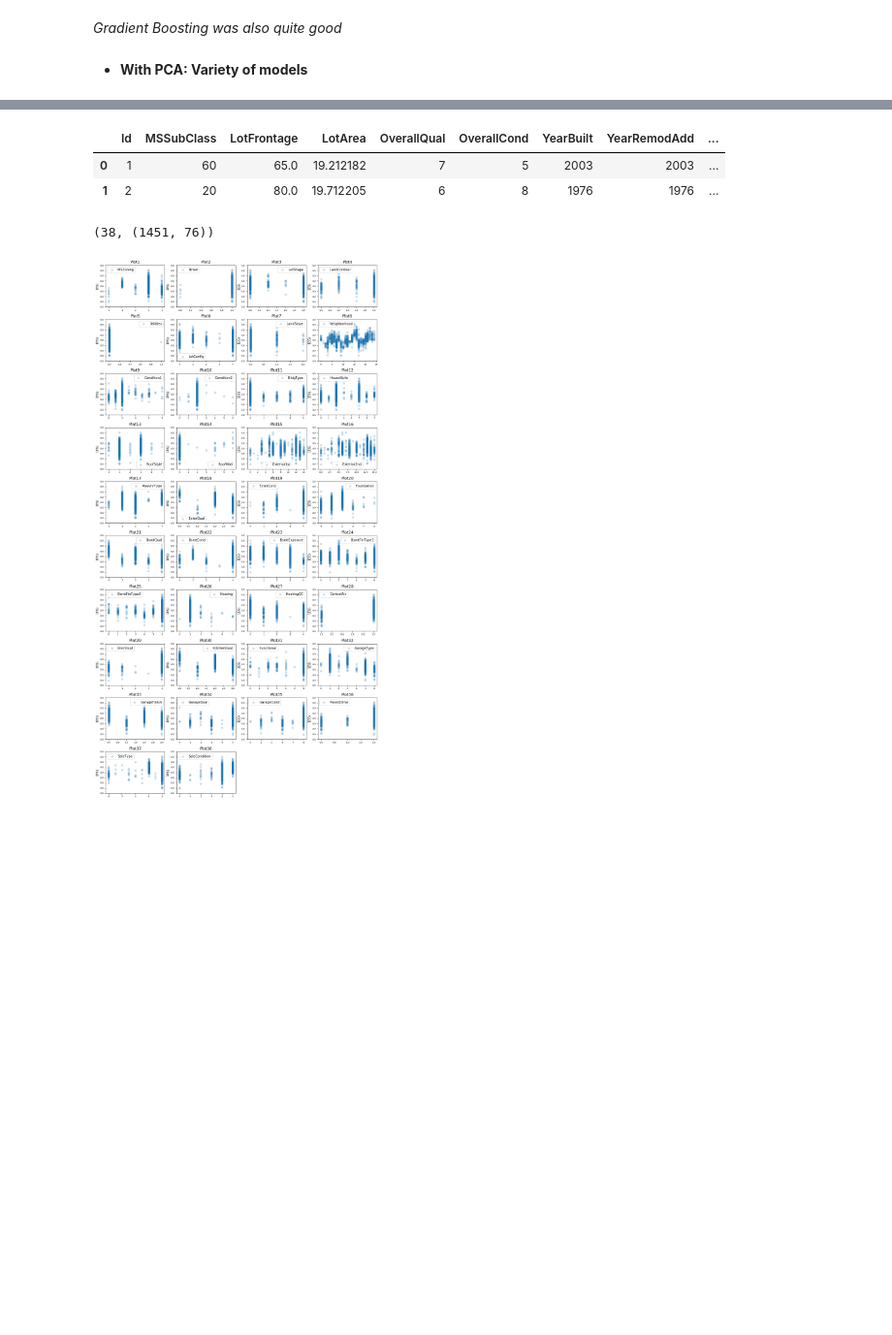
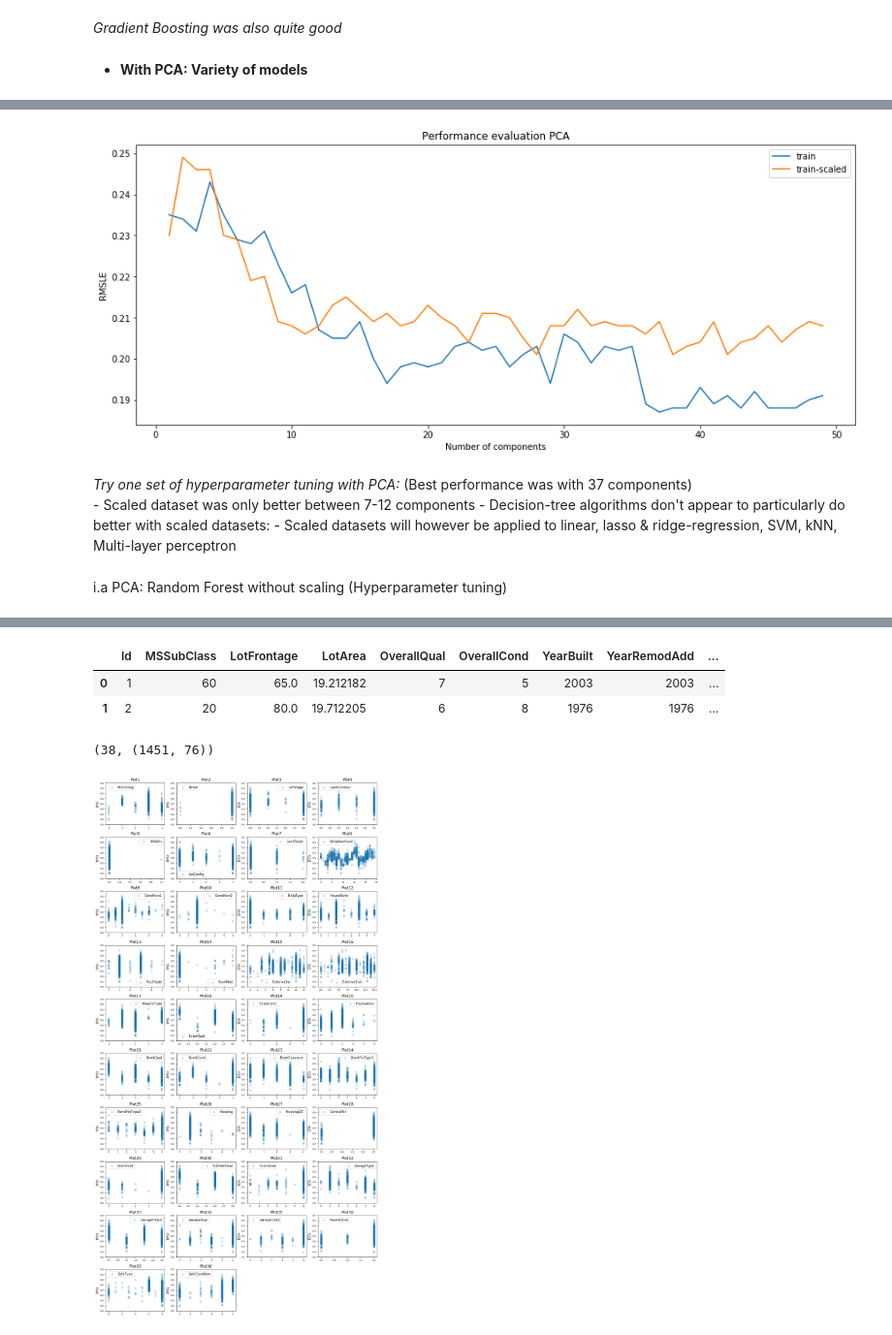
Before and after one commit to j-greggazz/Kaggle, a Jupyter notebook: House_Prices_Regression/notebooks/House_Prices_Regression.ipynb, the cells around one changed output, grey strips where cells are left out. Shown at 97% size. Saved outputs shown, nothing was run; the diff lists cells and outputs as text; code cells hidden in the pictures; blank space fills up the shorter version.

Commit message:
updated house prices

```diff
--- a/House_Prices_Regression/notebooks/House_Prices_Regression.ipynb
+++ b/House_Prices_Regression/notebooks/House_Prices_Regression.ipynb
@@ -842,8 +969,0 @@ iv.c. Gradient Boosting Regressor without & with scaling (Evaluation)
-# %%
-# Use best feature combinations and trial
-df_ = train_num.copy()
-gbModel = GradientBoostingRegressor(min_impurity_decrease = bestGB_scaled[0], learning_rate = bestGB_scaled[1], max_depth = bestGB_scaled[2], n_estimators = bestGB_scaled[3])
-newVal = testModel(df = df_, n_splits = 10, model = gbModel)
-df_ = train_num_scaled.dropna().copy()
-gbModel = GradientBoostingRegressor(min_impurity_decrease = bestGB_unscaled[0], learning_rate = bestGB_unscaled[1], max_depth = bestGB_unscaled[2], n_estimators = bestGB_unscaled[3])
-newVal = testModel(df = df_, n_splits = 10, model = gbModel)
@@ -856,11 +973,9 @@ RMSLE Value For Kf_i:  0.39, 0.38, 0.36, 0.44, 0.42, 0.42, 0.39, 0.38, 0.38, 0.4
 - **With PCA: Variety of models**
 # %%
 def convertToPCA(df, nComponents):
-    X = df.drop(['SalePrice'], axis = 1).values
     pca = PCA(n_components=nComponents)
-    pca.fit(X)
-    pcaX = pca.transform(X)
     pcaColList = [("PC" + str(x)) for x in range(nComponents)]
+    pcaX = pca.fit_transform(df[df.columns[:-1]])
     df_PCA = pd.DataFrame(pcaX, columns=pcaColList)
-    df_PCA['SalePrice'] = df.SalePrice
+    df_PCA['SalePrice'] = df.SalePrice.values
     return df_PCA
@@ -866,0 +984,4 @@ def convertToPCA(df, nComponents):
+# %%
+df_PCA_num = convertToPCA(train_num, nComponents)
+print(df_PCA_num.SalePrice.isna().sum())
+df_PCA_num.shape
@@ -866,0 +991,16 @@ def convertToPCA(df, nComponents):
+# %%
+result = []
+scaled_result = []
+for nComponents in range(1, 50):
+    print("{} = {}".format('number of Components: ', nComponents))
+    df_PCA_num = convertToPCA(train_num, nComponents)
+    df_PCA_num_scaled = convertToPCA(train_num_scaled, nComponents)
+
+    # Presaved LGBMRegressor max_params:
+    max_params['params'] = {'gamma': 0.0678702096992233, 'learning_rate': 0.7431734584734991, 'max_depth': 10, 'n_estimators': 52}
+    lgbmMod = LGBMRegressor(**max_params['params'])
+    newVal = testModel(df = df_PCA_num, n_splits = 10, model = lgbmMod, returnVal = True)
+    result.append(newVal)
+    lgbmMod = LGBMRegressor(**max_params['params'])
+    newVal = testModel(df = df_PCA_num_scaled, n_splits = 10, model = lgbmMod, returnVal = True)
+    scaled_result.append(newVal)
@@ -866,0 +1025,15 @@ def convertToPCA(df, nComponents):
+# %%
+f, axs = plt.subplots(1, 1, figsize=(15,6))
+axs.plot(range(1, len(result)+1), result, label = 'train')
+axs.plot(range(1, len(scaled_result)+1), scaled_result, label = 'train-scaled')
+plt.legend()
+_ = axs.set(xlabel="Number of components", ylabel='RMSLE', title='Performance evaluation PCA')
+# %% [output]
+[figure, added]
+# %% [markdown]
+*Try one set of hyperparameter tuning with PCA:* (Best performance was with 37 components) <br>
+        - Scaled dataset was only better between 7-12 components
+        - Decision-tree algorithms don't appear to particularly do better with scaled datasets:
+        - Scaled datasets will however be applied to linear, lasso & ridge-regression, SVM, kNN, Multi-layer perceptron
+# %% [markdown]
+i.a PCA: Random Forest without scaling (Hyperparameter tuning)
```
Also changed, not shown: parts of 63 cells of this notebook.
